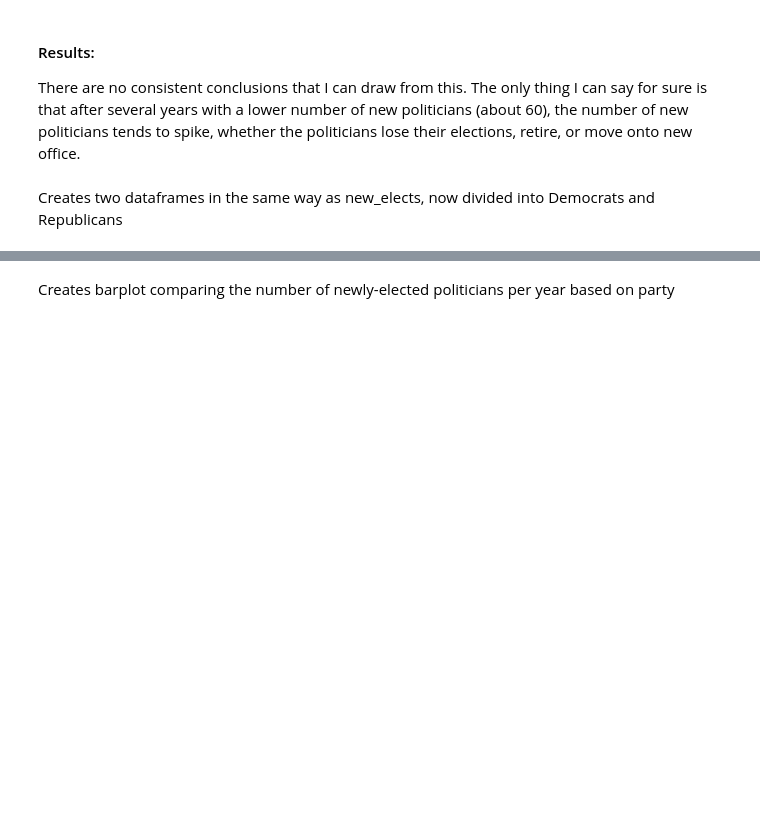
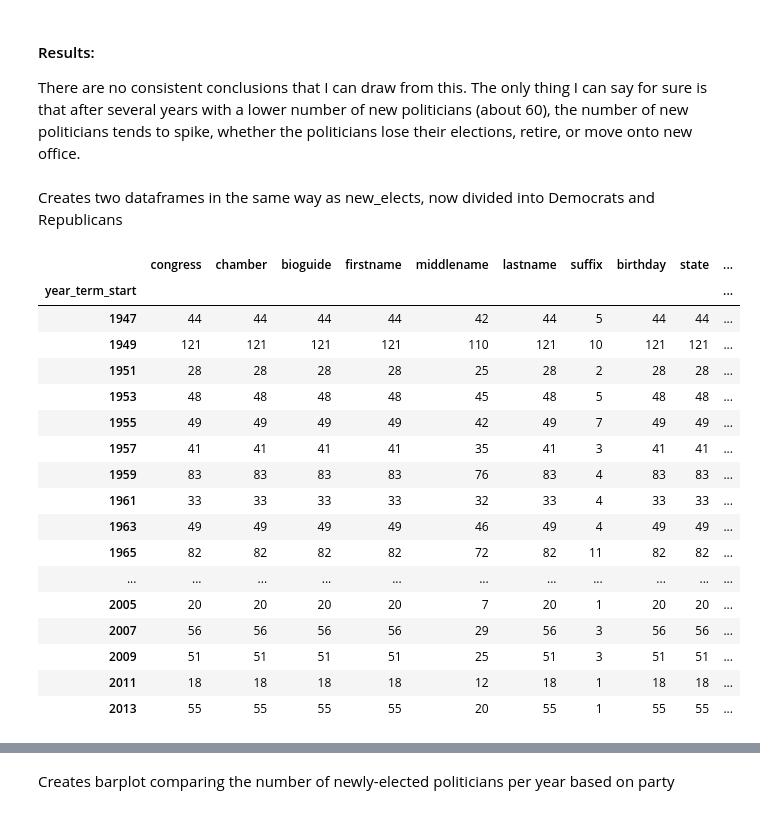
Before and after one commit to nathalieforsythe/DataScience2021F, a Jupyter notebook: Unit3/Project3B/project3b.ipynb, the cells around one changed output, grey strips where cells are left out. Saved outputs shown, nothing was run; the diff lists cells and outputs as text; code cells hidden in the pictures; blank space fills up the shorter version.

```diff
--- a/Unit3/Project3B/project3b.ipynb
+++ b/Unit3/Project3B/project3b.ipynb
@@ -204,4 +204,23 @@ Creates two dataframes in the same way as new_elects, now divided into Democrats
 # %%
 dem_new_elects = dem.loc[dem['incumbent'] == False]
 dem_new_elects = dem_new_elects.groupby(['year_term_start']).count()
-dem
+dem_new_elects
+# %% [output]
+|  | congress | chamber | bioguide | firstname | middlename | lastname | suffix | birthday | state | ... |
+| year_term_start |  |  |  |  |  |  |  |  |  | ... |
+| 1947 | 44 | 44 | 44 | 44 | 42 | 44 | 5 | 44 | 44 | ... |
+| 1949 | 121 | 121 | 121 | 121 | 110 | 121 | 10 | 121 | 121 | ... |
+| 1951 | 28 | 28 | 28 | 28 | 25 | 28 | 2 | 28 | 28 | ... |
+| 1953 | 48 | 48 | 48 | 48 | 45 | 48 | 5 | 48 | 48 | ... |
+| 1955 | 49 | 49 | 49 | 49 | 42 | 49 | 7 | 49 | 49 | ... |
+| 1957 | 41 | 41 | 41 | 41 | 35 | 41 | 3 | 41 | 41 | ... |
+| 1959 | 83 | 83 | 83 | 83 | 76 | 83 | 4 | 83 | 83 | ... |
+| 1961 | 33 | 33 | 33 | 33 | 32 | 33 | 4 | 33 | 33 | ... |
+| 1963 | 49 | 49 | 49 | 49 | 46 | 49 | 4 | 49 | 49 | ... |
+| 1965 | 82 | 82 | 82 | 82 | 72 | 82 | 11 | 82 | 82 | ... |
+| ... | ... | ... | ... | ... | ... | ... | ... | ... | ... | ... |
+| 2005 | 20 | 20 | 20 | 20 | 7 | 20 | 1 | 20 | 20 | ... |
+| 2007 | 56 | 56 | 56 | 56 | 29 | 56 | 3 | 56 | 56 | ... |
+| 2009 | 51 | 51 | 51 | 51 | 25 | 51 | 3 | 51 | 51 | ... |
+| 2011 | 18 | 18 | 18 | 18 | 12 | 18 | 1 | 18 | 18 | ... |
+| 2013 | 55 | 55 | 55 | 55 | 20 | 55 | 1 | 55 | 55 | ... |
```
Also changed, not shown: parts of 1 cell of this notebook.
